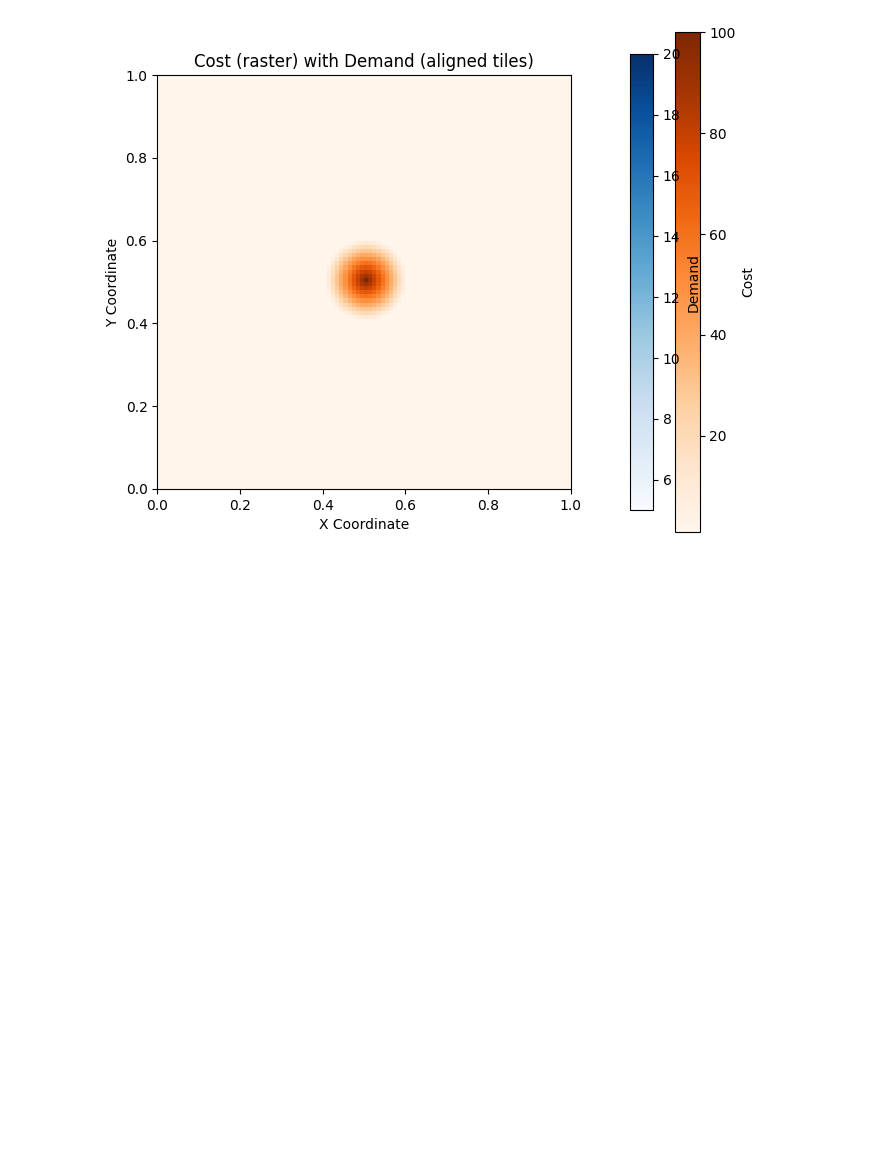
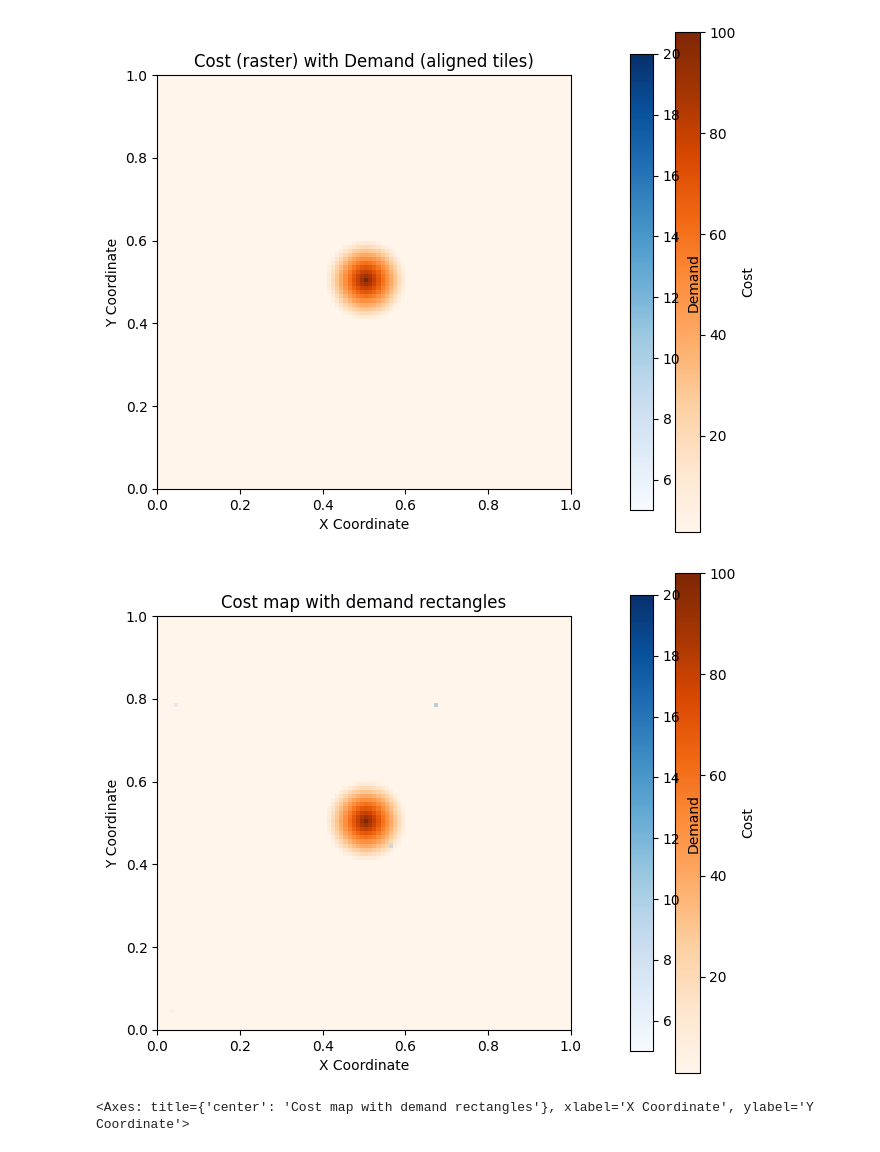
Before and after one commit to aidenva/es215, a Jupyter notebook: 1_input_map_optimization/demand_nodes.ipynb, the cells around one changed output. Drawn from its saved outputs; the diff is of its cells as text; code cells hidden in the pictures; blank space fills up the shorter version.

```diff
--- a/1_input_map_optimization/demand_nodes.ipynb
+++ b/1_input_map_optimization/demand_nodes.ipynb
@@ -364,0 +481,5 @@ visualize_cost_and_demand(cost_map, df, grain_size=0.01,
+# %%
+plot_cost_map_and_demand(cost_map, df, grain_size=0.01)
+# %% [output]
+[figure, added]
+<Axes: title={'center': 'Cost map with demand rectangles'}, xlabel='X Coordinate', ylabel='Y Coordinate'>
```
Also changed, not shown: parts of 3 cells of this notebook, 4 other files.
